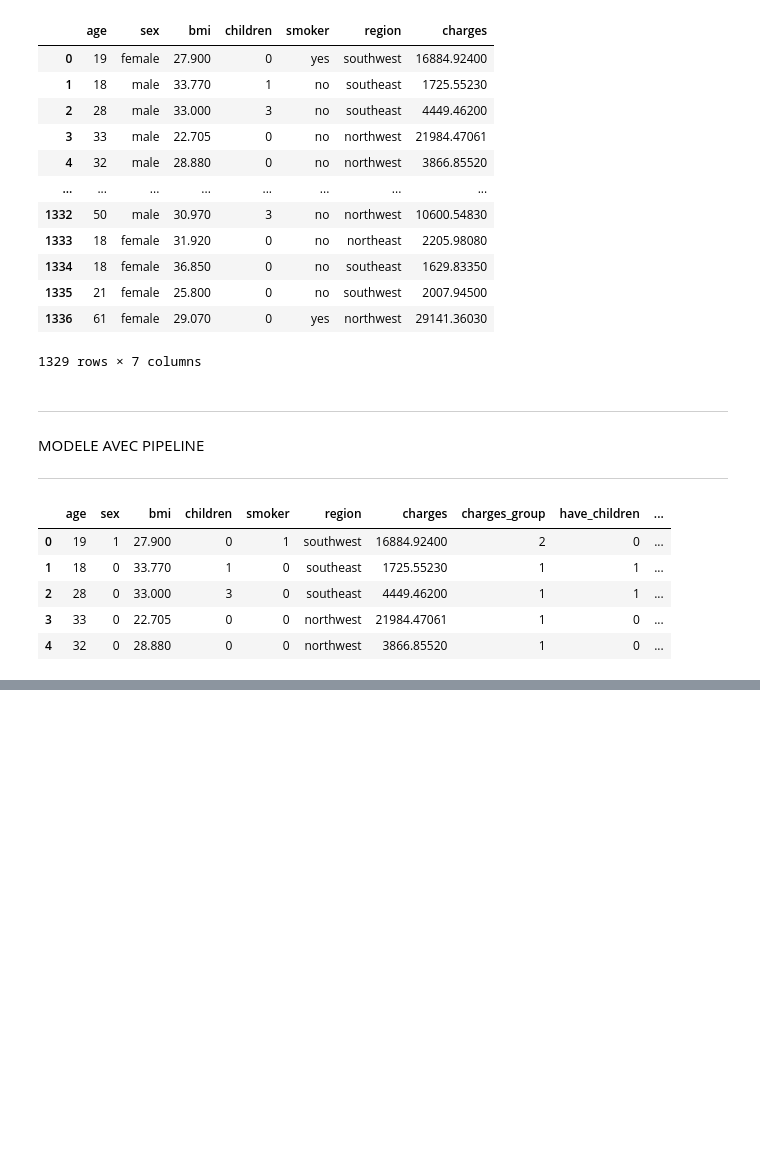
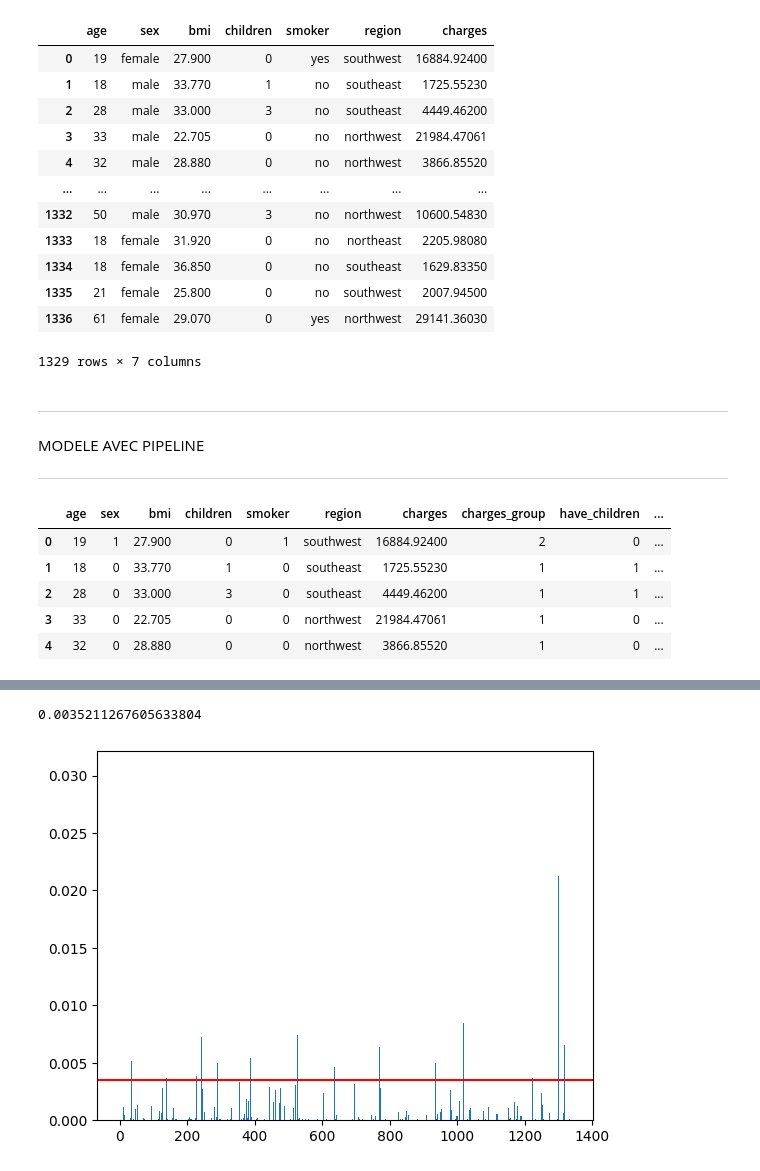
Before and after one commit to ChristianPRO1982/insurance_premium_SC, a Jupyter notebook: 3-creation_modele.ipynb, the cells around one changed output, grey strips where cells are left out. Cells and saved outputs as stored; diff of their text form; code cells hidden in the pictures; blank space fills up the shorter version.

Commit message:
distance de cook

```diff
--- a/3-creation_modele.ipynb
+++ b/3-creation_modele.ipynb
@@ -61,14 +61,19 @@ from sklearn.preprocessing import OneHotEncoder
 from sklearn.impute import SimpleImputer
 from sklearn.pipeline import make_pipeline
 from sklearn.linear_model import LinearRegression, LassoCV, Lasso
+from sklearn.preprocessing import PolynomialFeatures
 import joblib
+from statsmodels.formula.api import ols
+import statsmodels.api as sm
+
+df = pd.read_csv("données sans doublon.csv")
 
 y = df[['charges']]
 
 X = df[['age', 'sex', 'bmi', 'children', 'smoker', 'region']]
-X['smoker_bmi'] = X['smoker'] * X['bmi']
-X['smoker_age'] = X['smoker'] * X['age']
-X['smoker_children'] = X['smoker'] * X['children']
+# X['smoker_bmi'] = X['smoker'] * X['bmi']
+# X['smoker_age'] = X['smoker'] * X['age']
+# X['smoker_children'] = X['smoker'] * X['children']
 # display(X)
 
 X_train, X_test, y_train, y_test = train_test_split(X, y, shuffle=True, train_size=0.85, random_state=42, stratify=X['smoker'])
@@ -77,11 +82,12 @@ numerical_features = make_column_selector(dtype_include=np.number) # plutôt que
 categorical_features = make_column_selector(dtype_exclude=np.number) # plutôt que : categorical_features = ['region']
 
 numerical_pipeline = make_pipeline(SimpleImputer(), StandardScaler())
-categorical_pipeline = make_pipeline(SimpleImputer(strategy='most_frequent'), OneHotEncoder())
+categorical_pipeline = make_pipeline(SimpleImputer(strategy='most_frequent'), OneHotEncoder(drop='if_binary'))
 
 preprocessor = make_column_transformer((numerical_pipeline, numerical_features),
                                        (categorical_pipeline, categorical_features))
 
+preprocessor = make_pipeline(preprocessor, PolynomialFeatures())
 
 print("##################################################")
 print("##################################################")
@@ -101,6 +107,22 @@ print("Premier modèle >", round(model.score(X_test, y_test)*100, 2))
 
 # sauvegarde du meilleur modèle
 joblib.dump(model, "model.sav")
+
+# distance de cook
+n = X_train.shape[0]
+p = X_train.shape[1]
+
+X_transformed = preprocessor.fit_transform(X_train)
+col_name = preprocessor.get_feature_names_out()
+
+X_transformed = pd.DataFrame(data=X_transformed, columns=col_name, index=y_train.index)
+
+X_s = sm.add_constant(X_transformed)
+model = sm.OLS(y_train, X_s)
+results = model.fit()
+display(results.summary())
+
+
 
 
 
@@ -150,0 +208,13 @@ Premier modèle > 90.29
+# %%
+analyse = X_train.copy()
+analyse['cook_distance'] = results.get_influence().cooks_distance[0]
+analyse
+
+plt.bar(analyse.index, analyse['cook_distance'])
+plt.axhline(4/analyse.shape[0], color='red')
+
+len(analyse[analyse['cook_distance'] > 0.0035])
+print(4/analyse.shape[0])
+# %% [output]
+0.0035211267605633804
+[figure, added]
```
Also changed, not shown: parts of 3 cells of this notebook, 3 other files.
